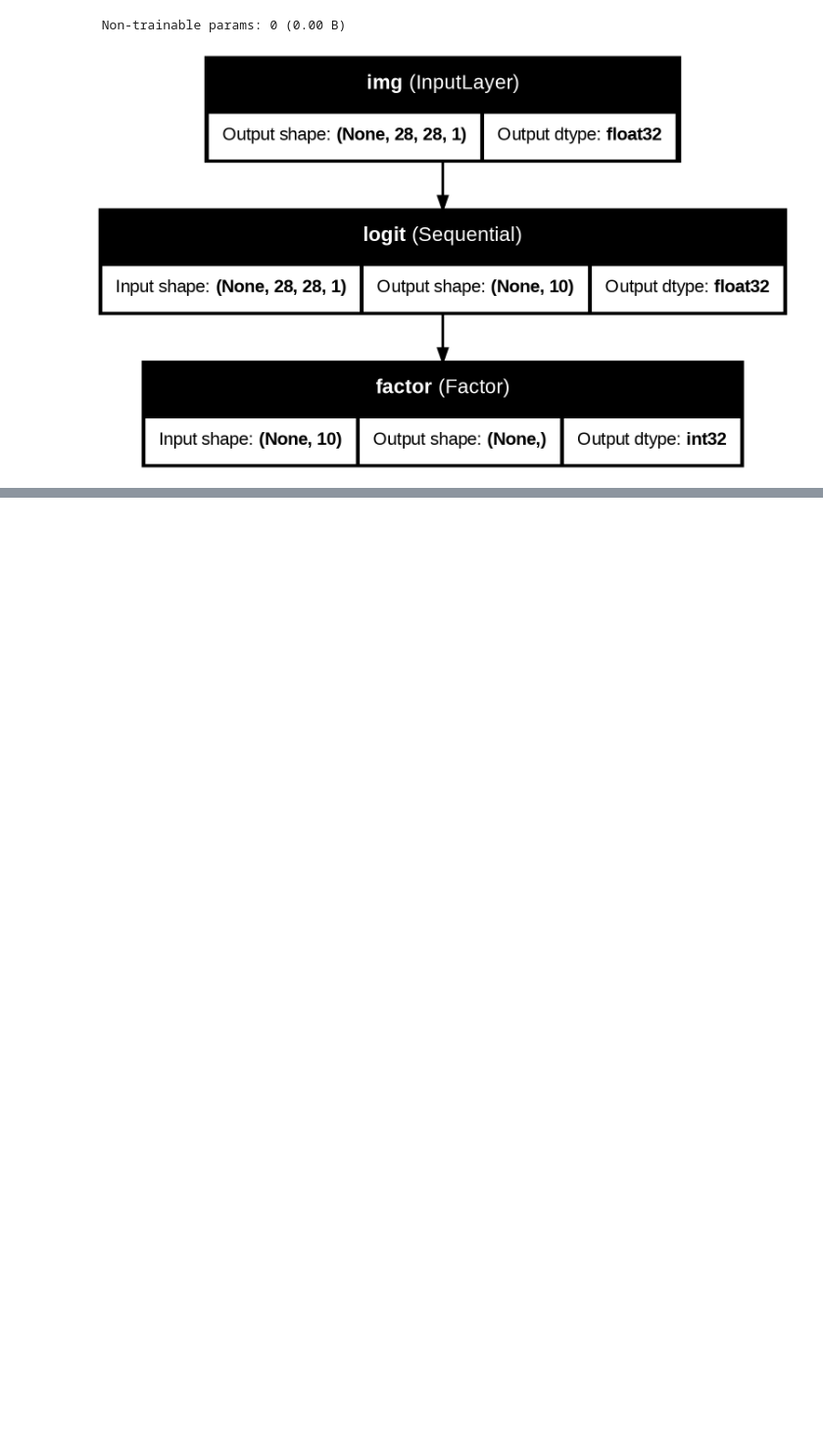
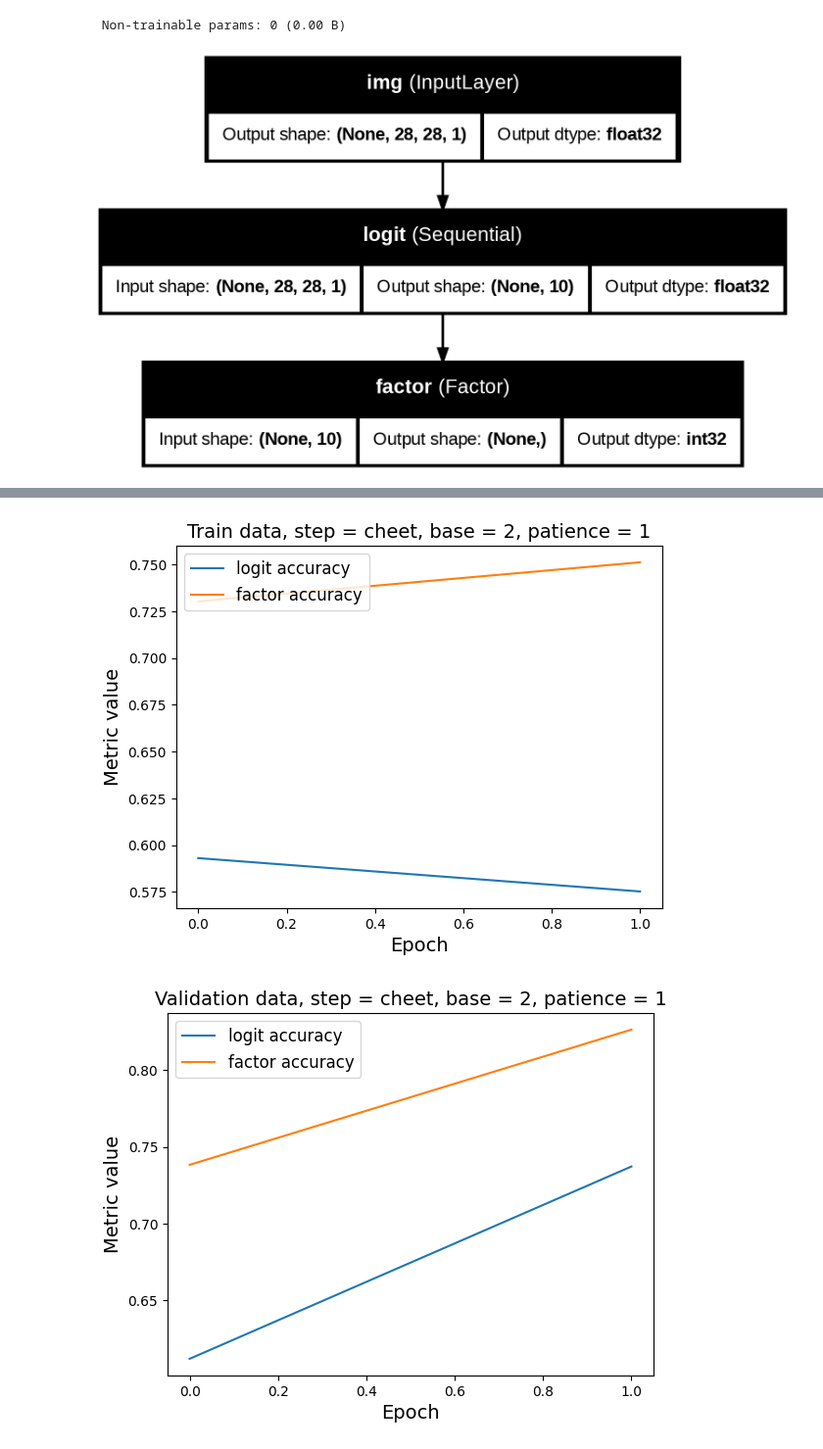
Before and after one commit to archqua/pipeline_training, a Jupyter notebook: mnist_experiment.ipynb, the cells around one changed output, grey strips where cells are left out. Shown at 98% size. Cells and saved outputs as stored; diff of their text form; code cells hidden in the pictures; blank space fills up the shorter version.

```diff
--- a/mnist_experiment.ipynb
+++ b/mnist_experiment.ipynb
@@ -394,6 +493,7 @@ pretrain_metrics, preval_metrics = pipeline_train_loop(
     step="cheet",
     epochs=pretrain_epochs,
 )
+pp_virg = tf.keras.models.clone_model(pp)
 pretrain_metrics = [pretrain_init_metrics] + pretrain_metrics
 preval_metrics = [preval_init_metrics] + preval_metrics
 pretrain_final_metrics = pipeline_eval_loop(pp, train_ref_factored)
@@ -465,0 +579,15 @@ plt.show()
+# %%
+# train_virg_drifted_metrics = pipeline_eval_loop(pp_virg, train_drifted_factored)
+train_virg_drifted_metrics = train_drifted_metrics
+# val_virg_drifted_metrics = pipeline_eval_loop(pp_virg, val_drifted_factored)
+val_virg_drifted_metrics = val_drifted_metrics
+train_virg_metrics, val_virg_metrics = pipeline_train_loop(
+    pp_virg,
+    train_drifted_factored,
+    val_dataset=val_drifted_factored,
+    optimizer=tf.keras.optimizers.Adam(),
+    step="cheet",
+    epochs=train_epochs,
+)
+train_virg_metrics = [train_virg_drifted_metrics] + train_virg_metrics
+val_virg_metrics = [val_virg_drifted_metrics] + val_virg_metrics
@@ -465,0 +600,25 @@ plt.show()
+# %%
+plot_pipeline_history(
+    train_virg_metrics,
+    title=f"Train data, step = cheet, base = {base}, patience = {patience}",
+    lognm="cheet_train_history_train_data",
+)
+plt.savefig(os.path.join(logpath, "cheet_train_history_train_data.png"))
+plt.show()
+plot_pipeline_history(
+    val_virg_metrics,
+    title=f"Validation data, step = cheet, base = {base}, patience = {patience}",
+    lognm="cheet_train_history_val_data",
+)
+plt.savefig(os.path.join(logpath, "cheet_train_history_val_data.png"))
+plt.show()
+
+plot_conf_matrix(
+    val_virg_metrics[-1]["logit"]["confusion"],
+    f"Validation data, step = cheet, base = {base}, patience = {patience}",
+)
+plt.savefig(os.path.join(logpath, f"cheet_confusion_matrix_val_data.png"))
+plt.show()
+# %% [output]
+[figure, added]
+[figure, added]
```
Also changed, not shown: parts of 17 cells of this notebook.
